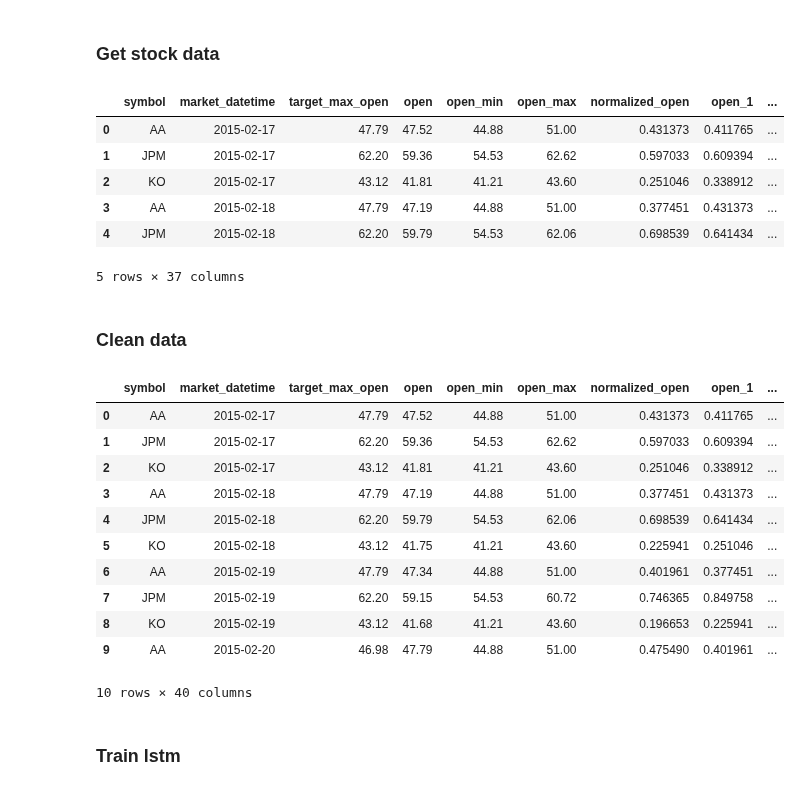
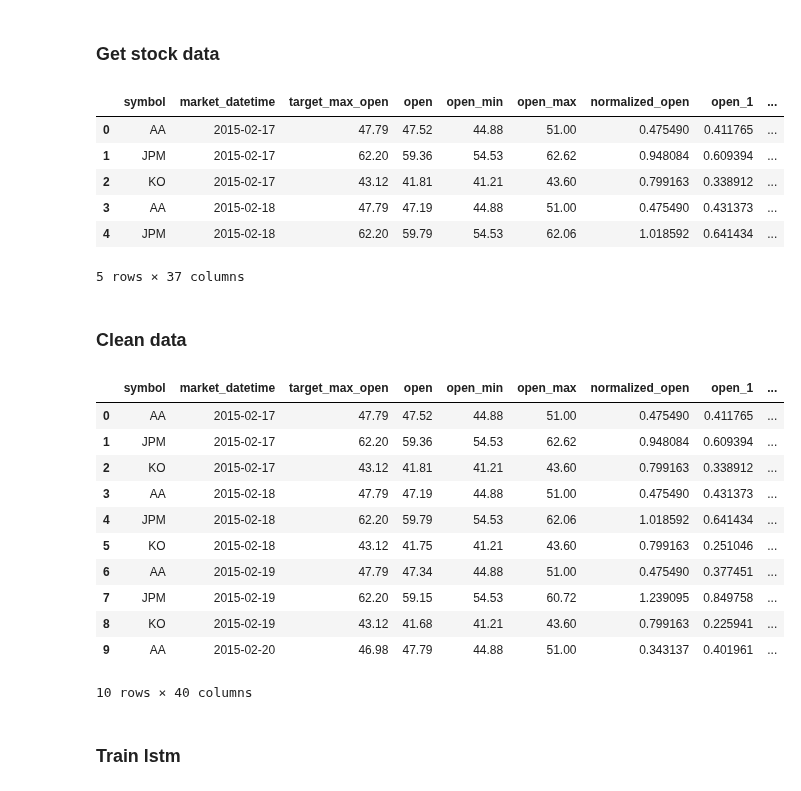
Before and after one commit to rbetzler/fun-times-in-python, a Jupyter notebook: finance/science/exploration/20200722_lstm.ipynb, the cells around one changed output. Cells and saved outputs as stored; diff of their text form; code cells hidden in the pictures.

```diff
--- a/finance/science/exploration/20200722_lstm.ipynb
+++ b/finance/science/exploration/20200722_lstm.ipynb
@@ -85,7 +85,7 @@ query = f'''
             , open
             , open_min
             , open_max
-            , (open - open_min) / (open_max - open_min) as normalized_open
+            , (target_max_open - open_min) / (open_max - open_min) as normalized_open
             , (open_1 - open_min) / (open_max - open_min) as open_1
             , (open_2 - open_min) / (open_max - open_min) as open_2
             , (open_3 - open_min) / (open_max - open_min) as open_3
@@ -97,38 +97,38 @@ query = f'''
             , (open_9 - open_min) / (open_max - open_min) as open_9
             , (open_10 - open_min) / (open_max - open_min) as open_10
             , (open_11 - open_min) / (open_max - open_min) as open_11
             , (open_12 - open_min) / (open_max - open_min) as open_12
             , (open_13 - open_min) / (open_max - open_min) as open_13
             , (open_14 - open_min) / (open_max - open_min) as open_14
             , (open_15 - open_min) / (open_max - open_min) as open_15
             , (open_16 - open_min) / (open_max - open_min) as open_16
             , (open_17 - open_min) / (open_max - open_min) as open_17
             , (open_18 - open_min) / (open_max - open_min) as open_18
             , (open_19 - open_min) / (open_max - open_min) as open_19
             , (open_20 - open_min) / (open_max - open_min) as open_20
             , (open_21 - open_min) / (open_max - open_min) as open_21
             , (open_22 - open_min) / (open_max - open_min) as open_22
             , (open_23 - open_min) / (open_max - open_min) as open_23
             , (open_24 - open_min) / (open_max - open_min) as open_24
             , (open_25 - open_min) / (open_max - open_min) as open_25
             , (open_26 - open_min) / (open_max - open_min) as open_26
             , (open_27 - open_min) / (open_max - open_min) as open_27
             , (open_28 - open_min) / (open_max - open_min) as open_28
             , (open_29 - open_min) / (open_max - open_min) as open_29
             , (open_30 - open_min) / (open_max - open_min) as open_30
     from summarized
     order by market_datetime, symbol
     '''
 
 df = utils.query_db(query=query)
 df.head()
 # %% [output]
 |  | symbol | market_datetime | target_max_open | open | open_min | open_max | normalized_open | open_1 | ... |
-| 0 | AA | 2015-02-17 | 47.79 | 47.52 | 44.88 | 51.00 | 0.431373 | 0.411765 | ... |
-| 1 | JPM | 2015-02-17 | 62.20 | 59.36 | 54.53 | 62.62 | 0.597033 | 0.609394 | ... |
-| 2 | KO | 2015-02-17 | 43.12 | 41.81 | 41.21 | 43.60 | 0.251046 | 0.338912 | ... |
-| 3 | AA | 2015-02-18 | 47.79 | 47.19 | 44.88 | 51.00 | 0.377451 | 0.431373 | ... |
-| 4 | JPM | 2015-02-18 | 62.20 | 59.79 | 54.53 | 62.06 | 0.698539 | 0.641434 | ... |
+| 0 | AA | 2015-02-17 | 47.79 | 47.52 | 44.88 | 51.00 | 0.475490 | 0.411765 | ... |
+| 1 | JPM | 2015-02-17 | 62.20 | 59.36 | 54.53 | 62.62 | 0.948084 | 0.609394 | ... |
+| 2 | KO | 2015-02-17 | 43.12 | 41.81 | 41.21 | 43.60 | 0.799163 | 0.338912 | ... |
+| 3 | AA | 2015-02-18 | 47.79 | 47.19 | 44.88 | 51.00 | 0.475490 | 0.431373 | ... |
+| 4 | JPM | 2015-02-18 | 62.20 | 59.79 | 54.53 | 62.06 | 1.018592 | 0.641434 | ... |
 5 rows × 37 columns
 # %% [markdown]
 ### Clean data
@@ -148,16 +148,16 @@ df = science_utils.encode_one_hot(df, [SYMBOL])
 df.head(10)
 # %% [output]
 |  | symbol | market_datetime | target_max_open | open | open_min | open_max | normalized_open | open_1 | ... |
-| 0 | AA | 2015-02-17 | 47.79 | 47.52 | 44.88 | 51.00 | 0.431373 | 0.411765 | ... |
-| 1 | JPM | 2015-02-17 | 62.20 | 59.36 | 54.53 | 62.62 | 0.597033 | 0.609394 | ... |
-| 2 | KO | 2015-02-17 | 43.12 | 41.81 | 41.21 | 43.60 | 0.251046 | 0.338912 | ... |
-| 3 | AA | 2015-02-18 | 47.79 | 47.19 | 44.88 | 51.00 | 0.377451 | 0.431373 | ... |
-| 4 | JPM | 2015-02-18 | 62.20 | 59.79 | 54.53 | 62.06 | 0.698539 | 0.641434 | ... |
-| 5 | KO | 2015-02-18 | 43.12 | 41.75 | 41.21 | 43.60 | 0.225941 | 0.251046 | ... |
-| 6 | AA | 2015-02-19 | 47.79 | 47.34 | 44.88 | 51.00 | 0.401961 | 0.377451 | ... |
-| 7 | JPM | 2015-02-19 | 62.20 | 59.15 | 54.53 | 60.72 | 0.746365 | 0.849758 | ... |
-| 8 | KO | 2015-02-19 | 43.12 | 41.68 | 41.21 | 43.60 | 0.196653 | 0.225941 | ... |
-| 9 | AA | 2015-02-20 | 46.98 | 47.79 | 44.88 | 51.00 | 0.475490 | 0.401961 | ... |
+| 0 | AA | 2015-02-17 | 47.79 | 47.52 | 44.88 | 51.00 | 0.475490 | 0.411765 | ... |
+| 1 | JPM | 2015-02-17 | 62.20 | 59.36 | 54.53 | 62.62 | 0.948084 | 0.609394 | ... |
+| 2 | KO | 2015-02-17 | 43.12 | 41.81 | 41.21 | 43.60 | 0.799163 | 0.338912 | ... |
+| 3 | AA | 2015-02-18 | 47.79 | 47.19 | 44.88 | 51.00 | 0.475490 | 0.431373 | ... |
+| 4 | JPM | 2015-02-18 | 62.20 | 59.79 | 54.53 | 62.06 | 1.018592 | 0.641434 | ... |
+| 5 | KO | 2015-02-18 | 43.12 | 41.75 | 41.21 | 43.60 | 0.799163 | 0.251046 | ... |
+| 6 | AA | 2015-02-19 | 47.79 | 47.34 | 44.88 | 51.00 | 0.475490 | 0.377451 | ... |
+| 7 | JPM | 2015-02-19 | 62.20 | 59.15 | 54.53 | 60.72 | 1.239095 | 0.849758 | ... |
+| 8 | KO | 2015-02-19 | 43.12 | 41.68 | 41.21 | 43.60 | 0.799163 | 0.225941 | ... |
+| 9 | AA | 2015-02-20 | 46.98 | 47.79 | 44.88 | 51.00 | 0.343137 | 0.401961 | ... |
 10 rows × 40 columns
 # %% [markdown]
 ### Train lstm
```
Also changed, not shown: parts of 7 cells of this notebook.
